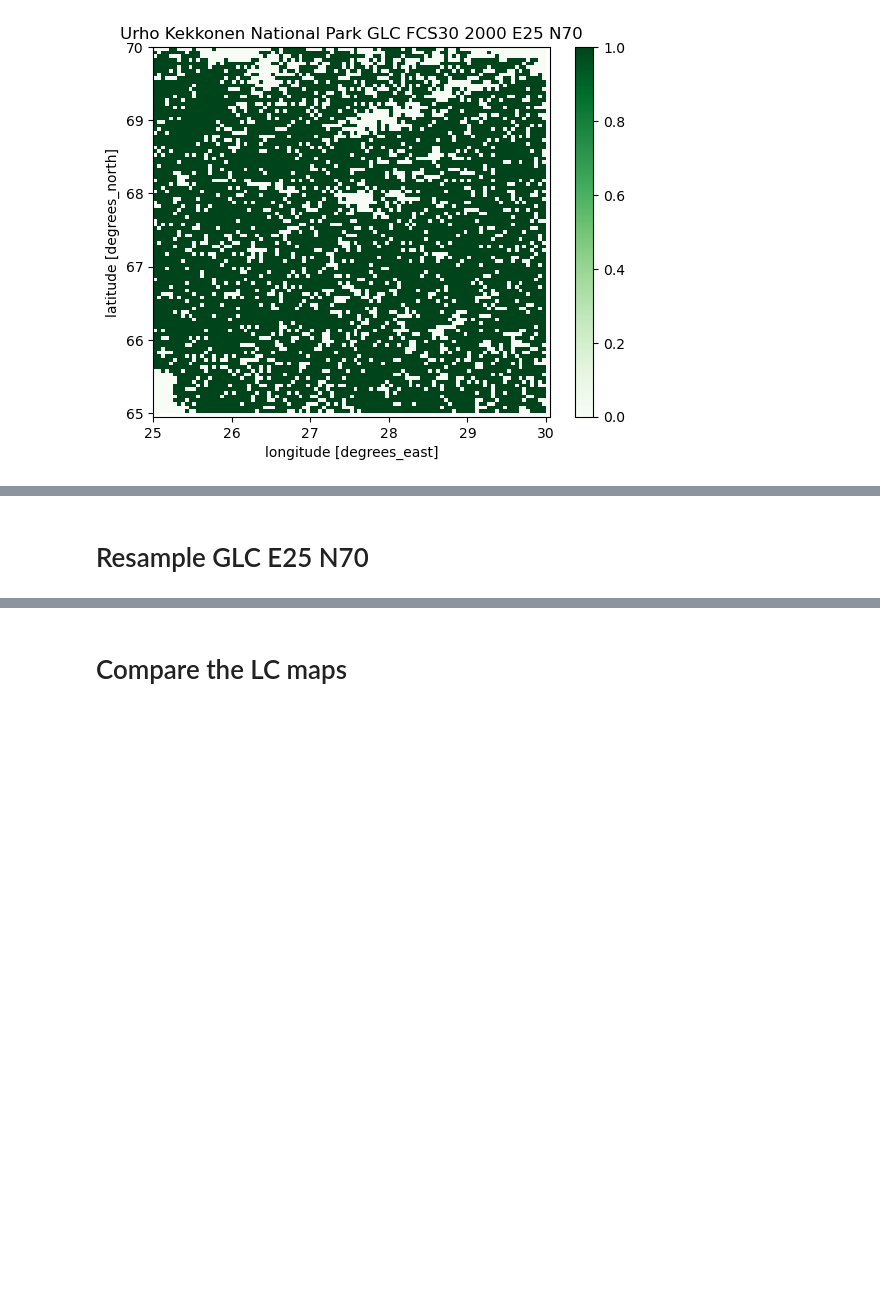
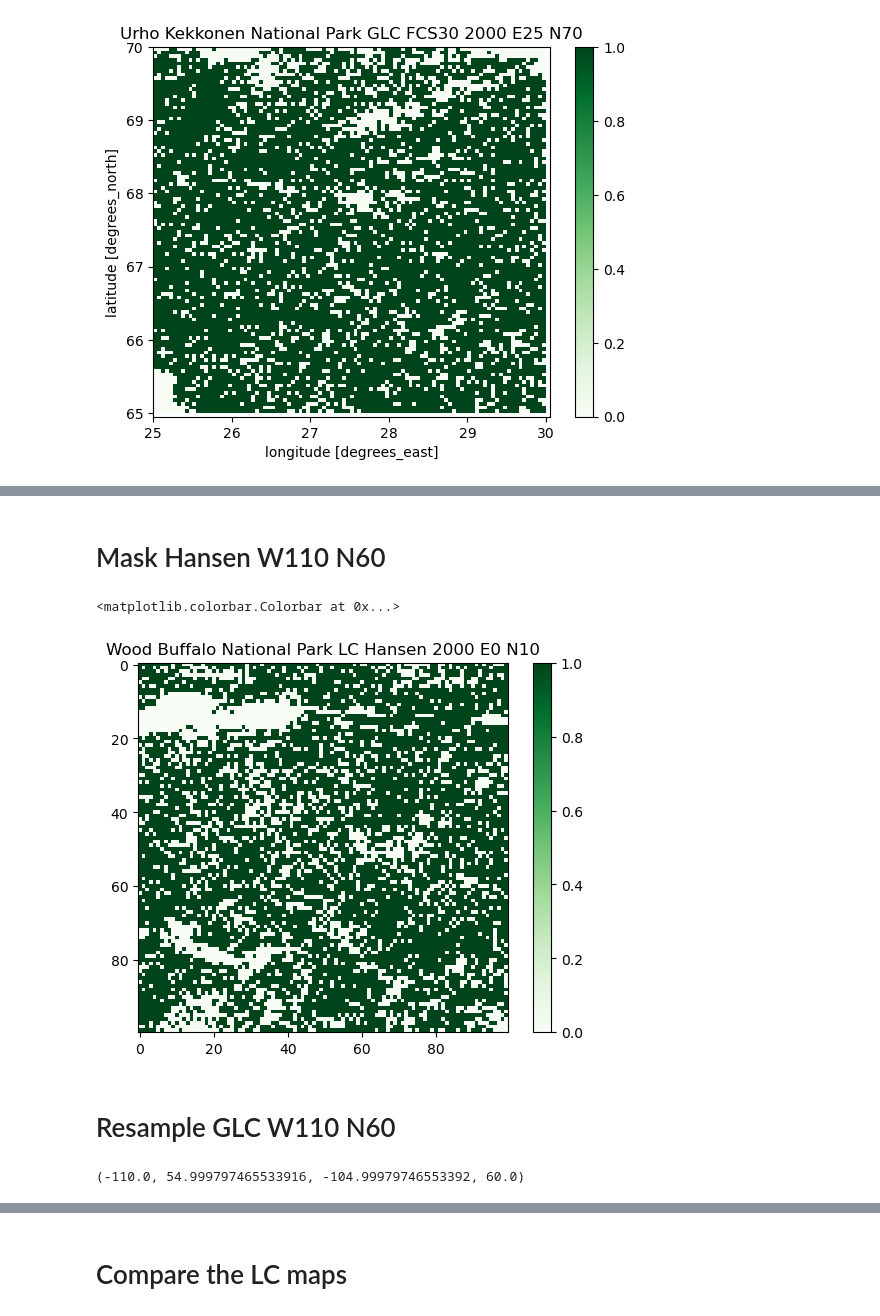
Before and after one commit to MinttuPekkala/Unibe_transmissivity_maps, a Jupyter notebook: Land_cover_differences.ipynb, the cells around one changed output, grey strips where cells are left out. Cells and saved outputs as stored; diff of their text form; code cells hidden in the pictures; blank space fills up the shorter version.

Commit message:
Resample Canada forest

```diff
--- a/Land_cover_differences.ipynb
+++ b/Land_cover_differences.ipynb
@@ -357,2 +271,0 @@ minx, miny, maxx, maxy = -110.0, 54.999797465533916, -104.99979746553392, 60.0
-# %% [markdown]
-# Resample GLC E25 N70
@@ -361,0 +272,2 @@ print(bounds)
+# %% [markdown]
+# Mask Hansen W110 N60
@@ -361,0 +276,22 @@ print(bounds)
+# %%
+with rasterio.open(path_LC_Hansen) as src:
+    window = from_bounds(minx, miny, maxx, maxy, src.transform)
+    subset = src.read(1, window=window)
+
+maskLC_HansenW110N60 = (subset >= 50) & (subset <= 90)
+# Apply mask (set others to NaN for visualization)
+filteredLCHansen2000W110N60 = np.where(maskLC_HansenW110N60, subset, np.nan)
+
+pyplot.imshow(maskLC_HansenW110N60, cmap='Greens')
+pyplot.title("Wood Buffalo National Park LC Hansen 2000 E0 N10")
+pyplot.colorbar()
+# %% [output]
+<matplotlib.colorbar.Colorbar at 0x...>
+[figure, added]
+# %% [markdown]
+# Resample GLC W110 N60
+# %%
+bounds = GLC_FCS302000W110N60band1.rio.bounds()
+print(bounds)
+# %% [output]
+(-110.0, 54.999797465533916, -104.99979746553392, 60.0)
```
Also changed, not shown: parts of 62 cells of this notebook.
